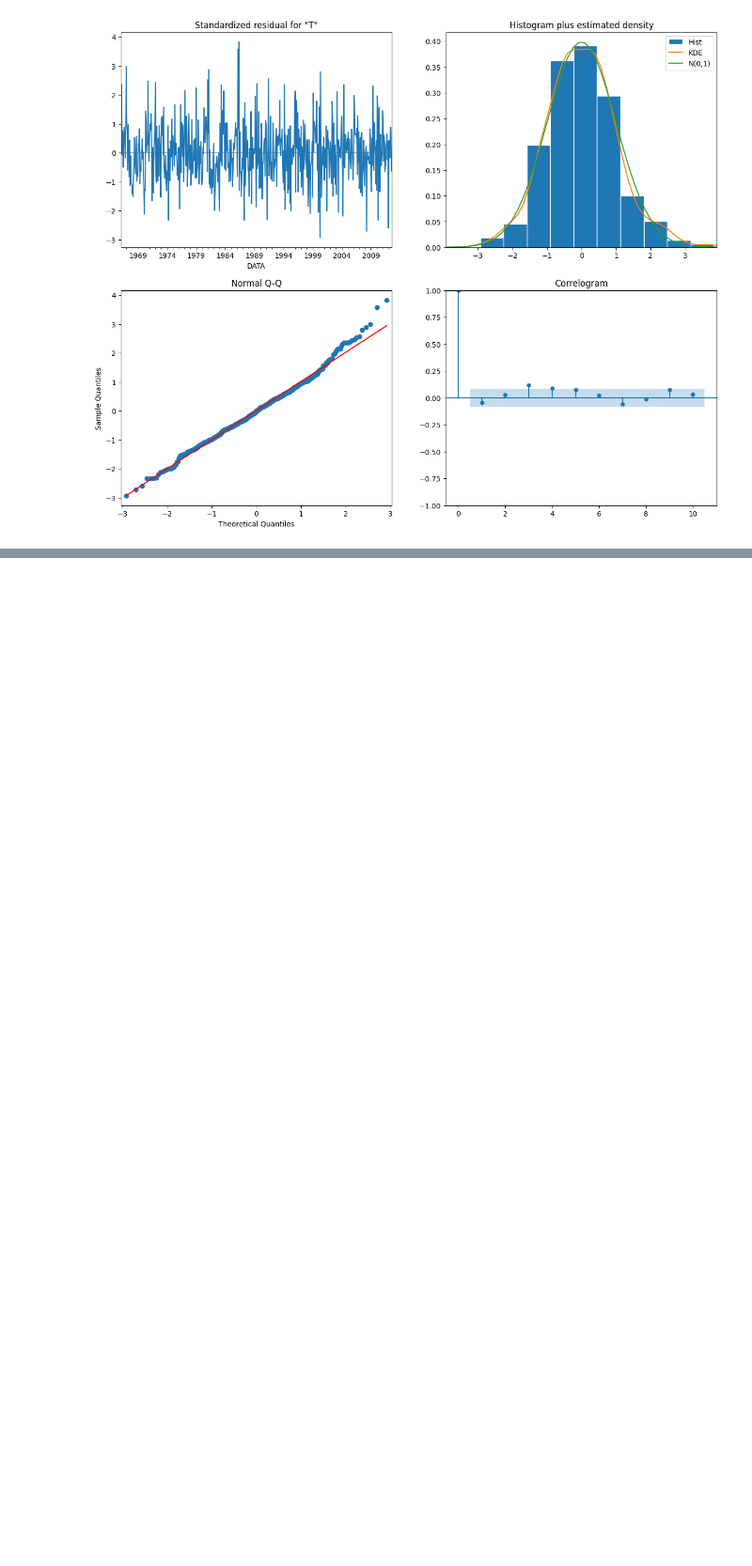
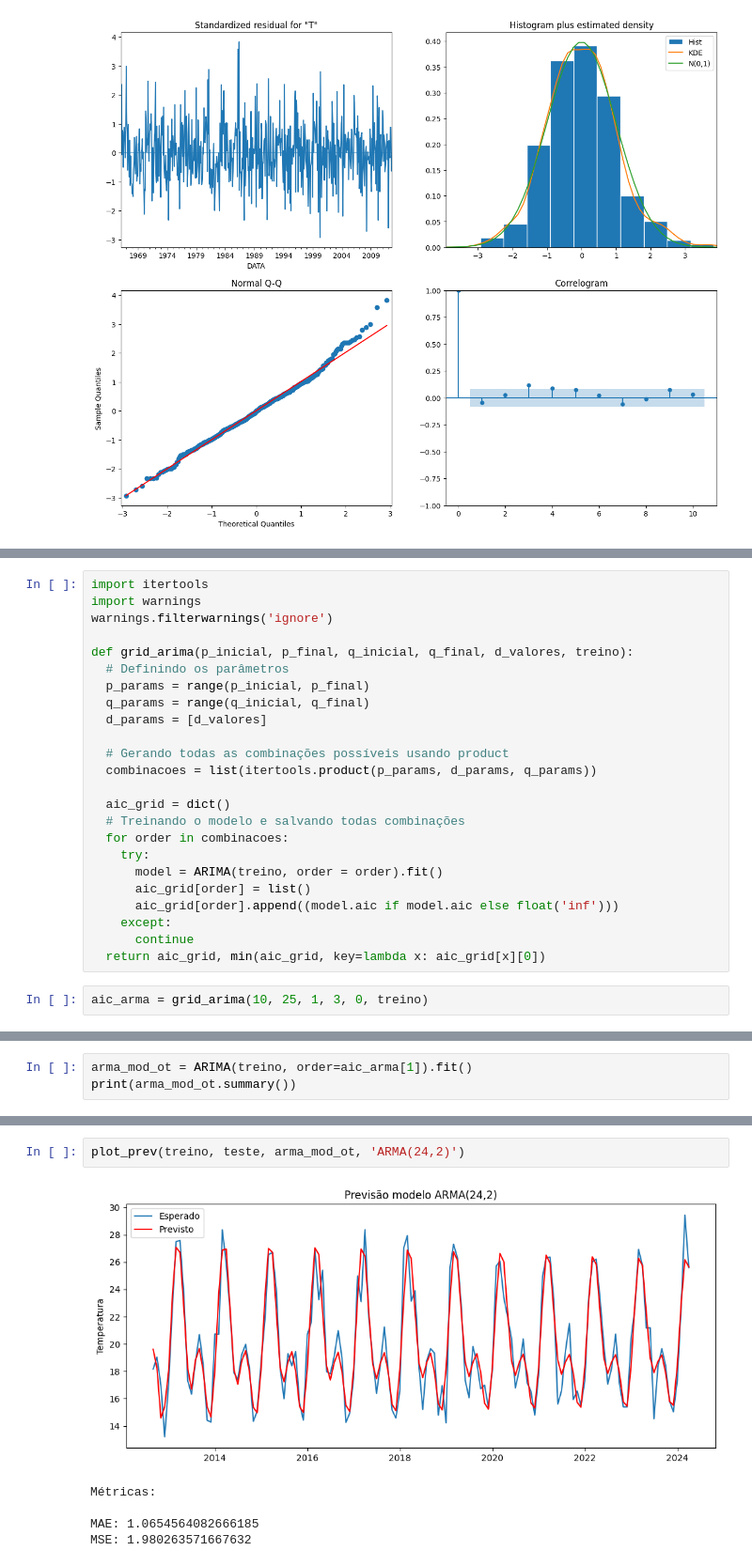
Before and after one commit to JCarapina/Estudos-praticos, a Jupyter notebook: series_temporais_2/notebooks/projeto.ipynb, the cells around one changed output, grey strips where cells are left out. Shown at 94% size. Cells and saved outputs as stored; diff of their text form; blank space fills up the shorter version.

Commit message:
Criando função para achar o melhor parametro para ARMA

```diff
--- a/series_temporais_2/notebooks/projeto.ipynb
+++ b/series_temporais_2/notebooks/projeto.ipynb
@@ -379,0 +382,26 @@ plt.show()
+# %%
+import itertools
+import warnings
+warnings.filterwarnings('ignore')
+
+def grid_arima(p_inicial, p_final, q_inicial, q_final, d_valores, treino):
+  # Definindo os parâmetros
+  p_params = range(p_inicial, p_final)
+  q_params = range(q_inicial, q_final)
+  d_params = [d_valores]
+
+  # Gerando todas as combinações possíveis usando product
+  combinacoes = list(itertools.product(p_params, d_params, q_params))
+
+  aic_grid = dict()
+  # Treinando o modelo e salvando todas combinações
+  for order in combinacoes:
+    try:
+      model = ARIMA(treino, order = order).fit()
+      aic_grid[order] = list()
+      aic_grid[order].append((model.aic if model.aic else float('inf')))
+    except:
+      continue
+  return aic_grid, min(aic_grid, key=lambda x: aic_grid[x][0])
+# %%
+aic_arma = grid_arima(10, 25, 1, 3, 0, treino)
@@ -379,0 +432,3 @@ plt.show()
+# %%
+arma_mod_ot = ARIMA(treino, order=aic_arma[1]).fit()
+print(arma_mod_ot.summary())
@@ -379,0 +453,8 @@ plt.show()
+# %%
+plot_prev(treino, teste, arma_mod_ot, 'ARMA(24,2)')
+# %% [output]
+[figure, added]
+Métricas:
+
+MAE: 1.0654564082666185
+MSE: 1.980263571667632
```
Also changed, not shown: parts of 9 cells of this notebook.
